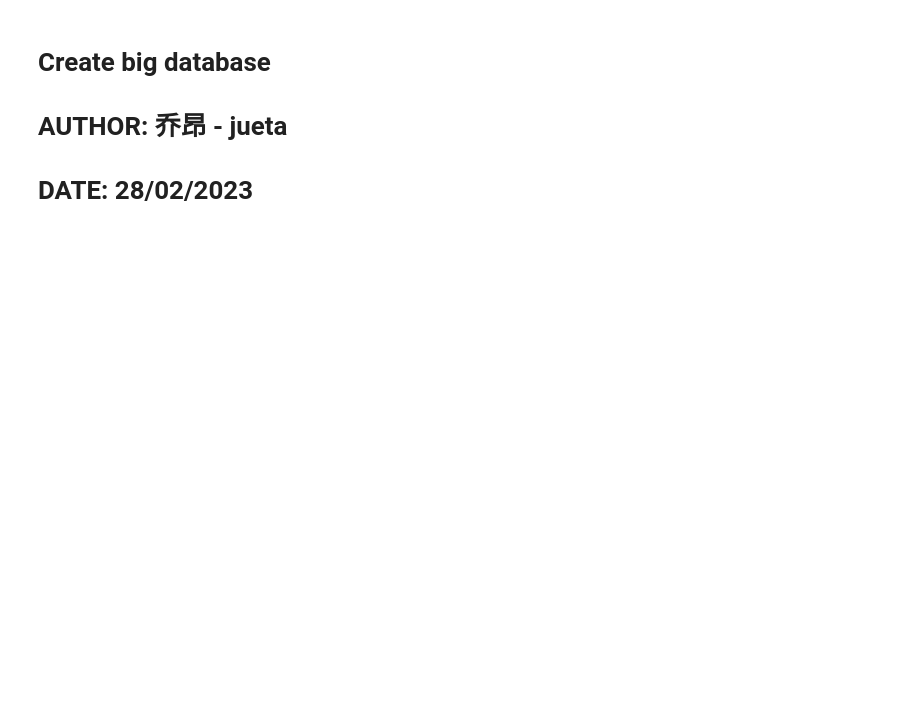
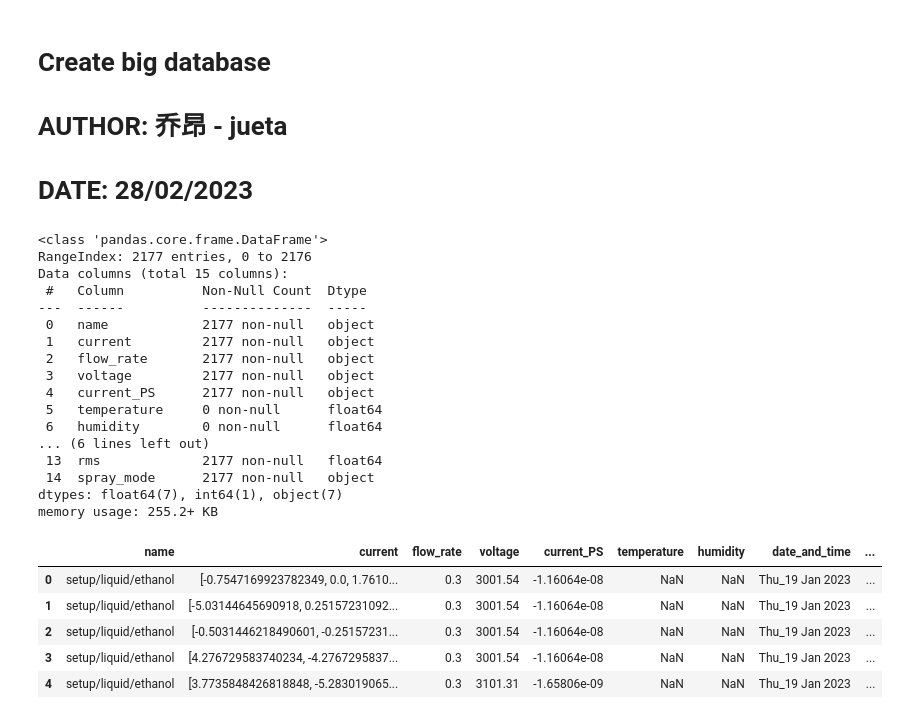
Before and after one commit to kgmuzungu/EHDA_library, a Jupyter notebook: data_analysis/create_big_database.ipynb, the cells around one changed output. Cells and saved outputs as stored; diff of their text form; code cells hidden in the pictures; blank space fills up the shorter version.

```diff
--- a/data_analysis/create_big_database.ipynb
+++ b/data_analysis/create_big_database.ipynb
@@ -10,7 +10,31 @@ import json
 import matplotlib.pyplot as plt
 import numpy as np
 # %%
-df = pd.read_feather("Data/lp_not_treated2.feather")
+df = pd.read_feather("Data/map_23-01-19.feather")
 
 df.info()
 df.head()
+# %% [output]
+<class 'pandas.core.frame.DataFrame'>
+RangeIndex: 2177 entries, 0 to 2176
+Data columns (total 15 columns):
+ #   Column          Non-Null Count  Dtype
+---  ------          --------------  -----
+ 0   name            2177 non-null   object
+ 1   current         2177 non-null   object
+ 2   flow_rate       2177 non-null   object
+ 3   voltage         2177 non-null   object
+ 4   current_PS      2177 non-null   object
+ 5   temperature     0 non-null      float64
+ 6   humidity        0 non-null      float64
+... (6 lines left out)
+ 13  rms             2177 non-null   float64
+ 14  spray_mode      2177 non-null   object
+dtypes: float64(7), int64(1), object(7)
+memory usage: 255.2+ KB
+|  | name | current | flow_rate | voltage | current_PS | temperature | humidity | date_and_time | ... |
+| 0 | setup/liquid/ethanol | [-0.7547169923782349, 0.0, 1.7610... | 0.3 | 3001.54 | -1.16064e-08 | NaN | NaN | Thu_19 Jan 2023 | ... |
+| 1 | setup/liquid/ethanol | [-5.03144645690918, 0.25157231092... | 0.3 | 3001.54 | -1.16064e-08 | NaN | NaN | Thu_19 Jan 2023 | ... |
+| 2 | setup/liquid/ethanol | [-0.5031446218490601, -0.25157231... | 0.3 | 3001.54 | -1.16064e-08 | NaN | NaN | Thu_19 Jan 2023 | ... |
+| 3 | setup/liquid/ethanol | [4.276729583740234, -4.2767295837... | 0.3 | 3001.54 | -1.16064e-08 | NaN | NaN | Thu_19 Jan 2023 | ... |
+| 4 | setup/liquid/ethanol | [3.7735848426818848, -5.283019065... | 0.3 | 3101.31 | -1.65806e-09 | NaN | NaN | Thu_19 Jan 2023 | ... |
```
Also changed, not shown: parts of 8 cells of this notebook, 5 other files.
